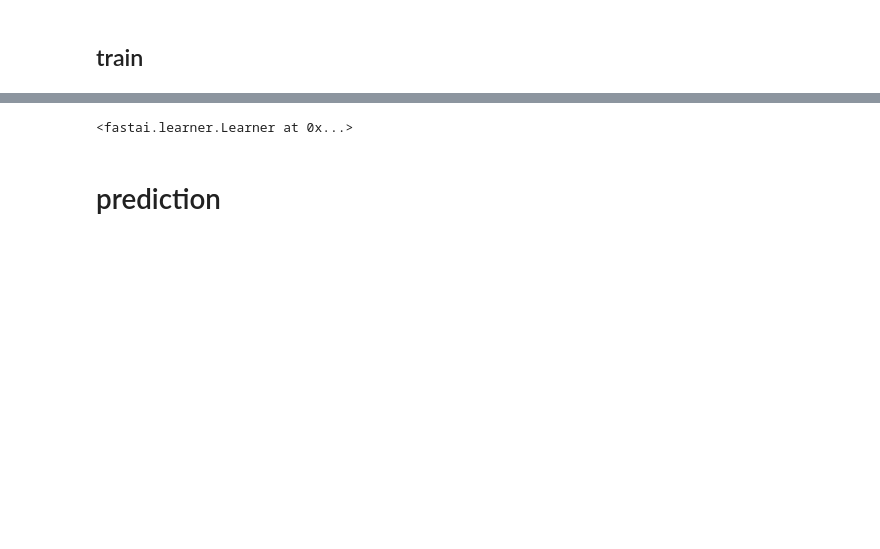
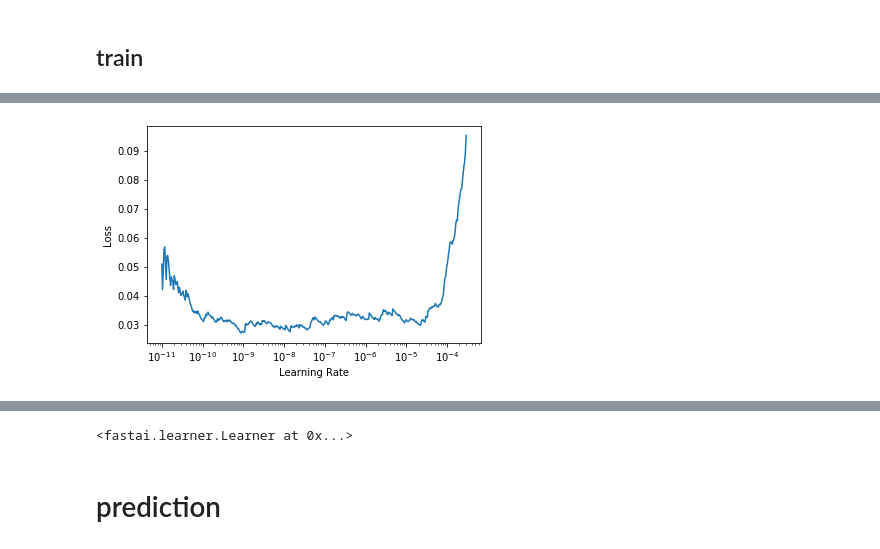
Before and after one commit to ChristophNeuner/urothel_ca, a Jupyter notebook: urothel_ca.ipynb, the cells around one changed output, grey strips where cells are left out. Saved outputs shown, nothing was run; the diff lists cells and outputs as text; code cells hidden in the pictures; blank space fills up the shorter version.

```diff
--- a/urothel_ca.ipynb
+++ b/urothel_ca.ipynb
@@ -568,0 +585,4 @@ lr4 = 1e-3
+# %%
+learner.recorder.plot_lr_find()
+# %% [output]
+[figure, added]
```
Also changed, not shown: parts of 51 cells of this notebook, 1 other file.
